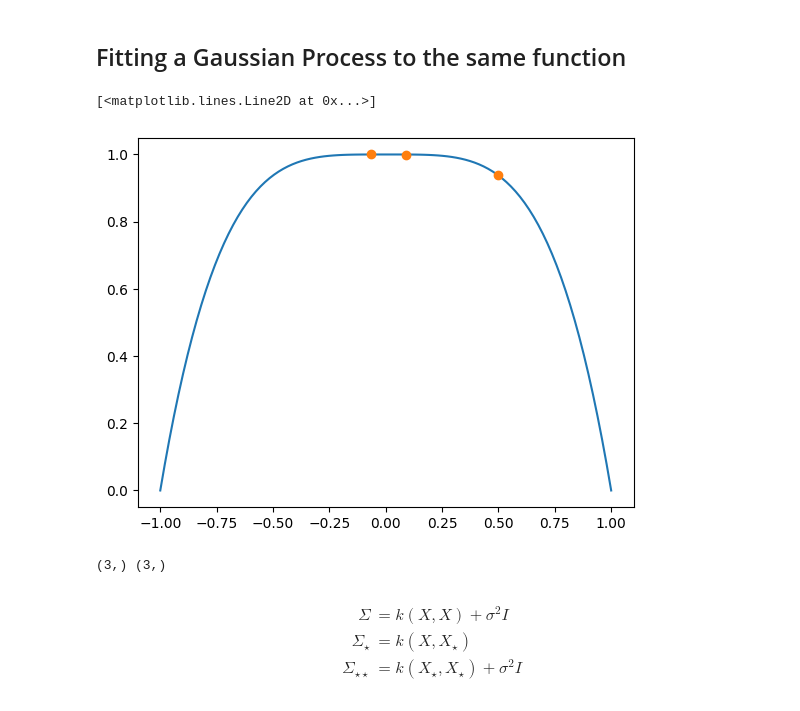
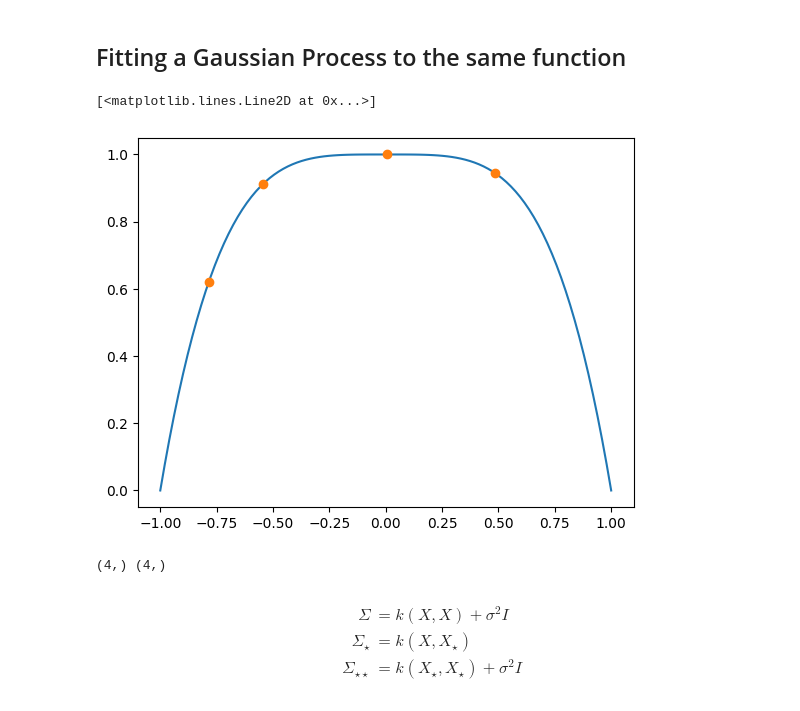
Before and after one commit to timonpalm/PCEUncertainty, a Jupyter notebook: pce-tutorial.ipynb, the cells around one changed output. Cells and saved outputs as stored; diff of their text form; code cells hidden in the pictures.

```diff
--- a/pce-tutorial.ipynb
+++ b/pce-tutorial.ipynb
@@ -131,18 +131,18 @@ def gaussian_kernel(x, y, sigma=1):
     return np.exp(-(x-y)**2 / (2*sigma**2))
 # %%
 # generate samples
-X_samples = np.random.uniform(-1, 1, 3)
+X_samples = np.random.uniform(-1, 1, 4)
 Y_samples = f(X_samples)
 
 plt.plot(X, Y)
 plt.plot(X_samples, Y_samples, 'o')
 # %% [output]
 [<matplotlib.lines.Line2D at 0x...>]
-[figure, old version]
+[figure, new version]
 # %%
 print(X_samples.shape, Y_samples.shape)
 # %% [output]
-(3,) (3,)
+(4,) (4,)
 # %%
 X_eval = np.linspace(-1, 1, 100)
 # %% [markdown]
```
Also changed, not shown: parts of 1 cell of this notebook.
